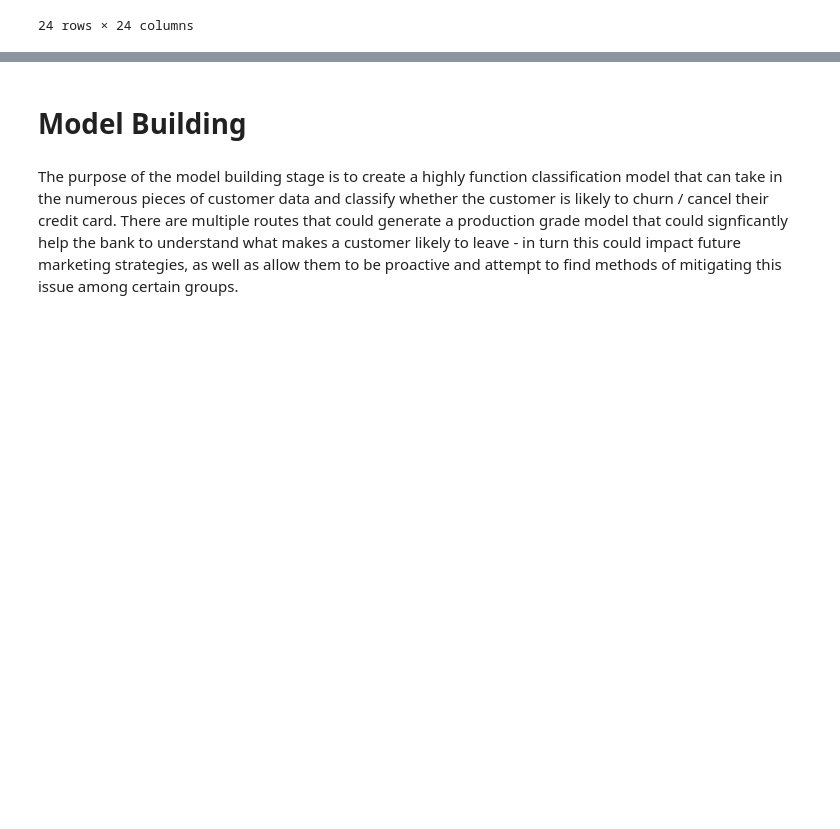
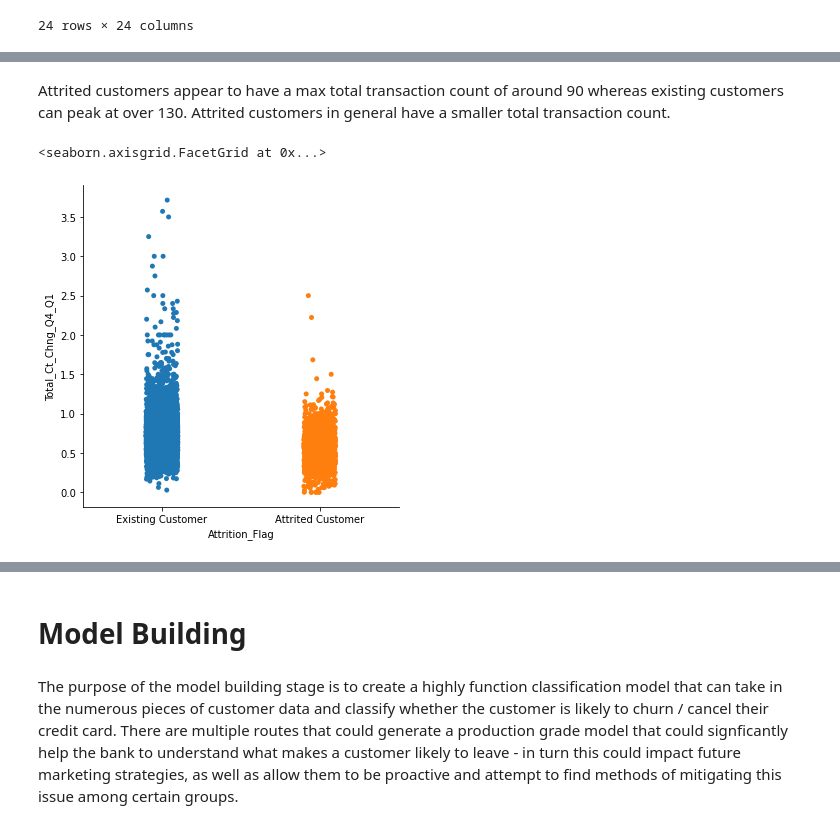
Before and after one commit to PaolaMalagon/Churn-Prediction-G2, a Jupyter notebook: Churn-Prediction-G2.ipynb, the cells around one changed output, grey strips where cells are left out. Cells and saved outputs as stored; diff of their text form; code cells hidden in the pictures; blank space fills up the shorter version.

```diff
--- a/Churn-Prediction-G2.ipynb
+++ b/Churn-Prediction-G2.ipynb
@@ -393,0 +414,8 @@ credit_clean_df.corr()
+# %% [markdown]
+Attrited customers appear to have a max total transaction count of around 90 whereas existing customers can peak at over 130. Attrited customers in general have a smaller total transaction count.
+# %%
+#Catplot of Total_Ct_Chng_Q4_Q1 vs. Attrition Flag
+sns.catplot(data=credit_df, x='Attrition_Flag', y='Total_Ct_Chng_Q4_Q1')
+# %% [output]
+<seaborn.axisgrid.FacetGrid at 0x...>
+[figure, added]
```
Also changed, not shown: parts of 28 cells of this notebook.
